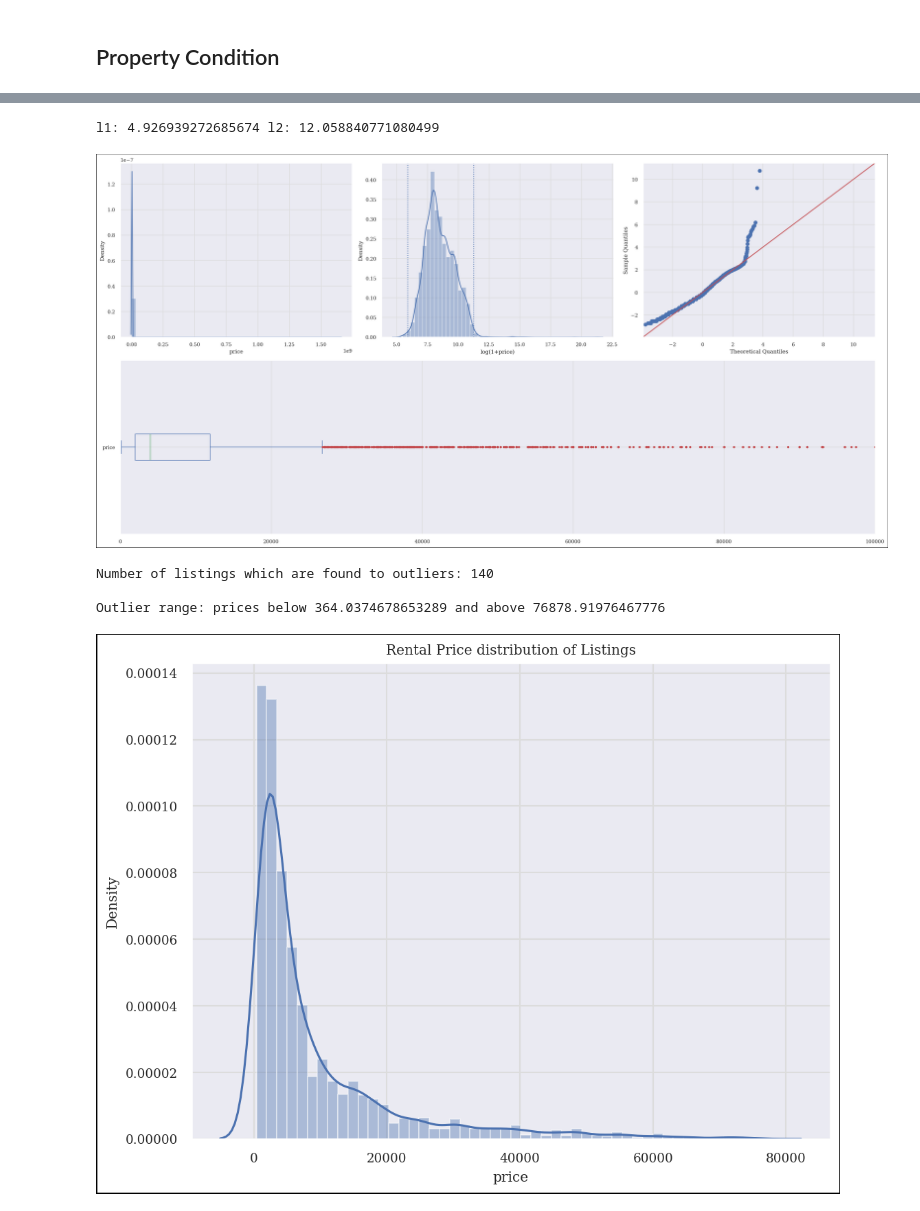
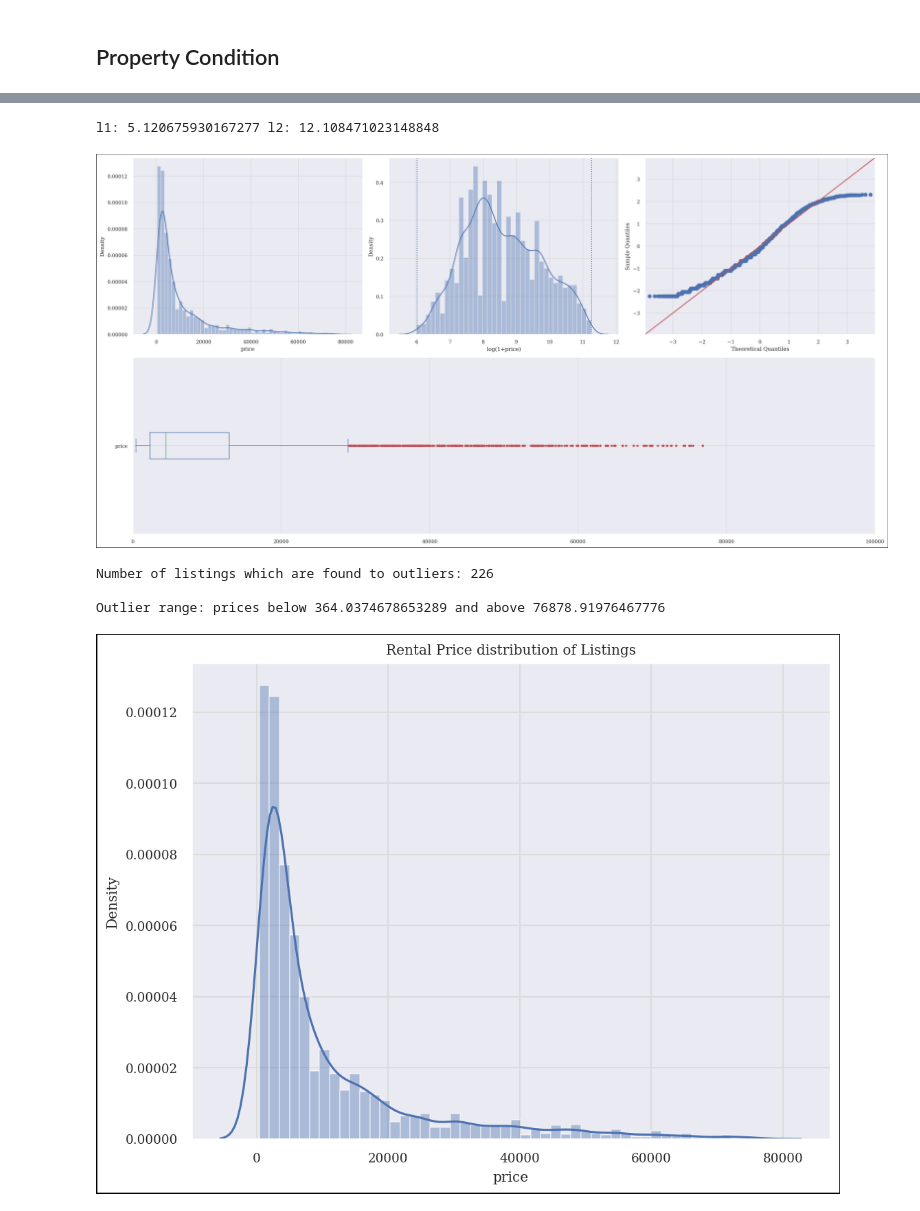
Before and after one commit to kcnewman/ares, a Jupyter notebook: notebooks/0 - Init Cleaning.ipynb, the cells around one changed output, grey strips where cells are left out. Drawn from its saved outputs; the diff is of its cells as text; code cells hidden in the pictures.

```diff
--- a/notebooks/0 - Init Cleaning.ipynb
+++ b/notebooks/0 - Init Cleaning.ipynb
@@ -16,7 +16,7 @@ from statsmodels import robust
 warnings.filterwarnings("ignore")
 
 
-PATH = "../data/raw/listing.csv"
+PATH = "../data/raw/untouched_raw_original.csv"
 REPORTS = "../reports/"
 OUTPUT = "../data/raw/listings_cleaned.csv"
 
@@ -44,5 +44,5 @@ sns.set_context("notebook", font_scale=0.8)
 # %% [markdown]
 ## Property Condition
 # %%
-df = df[df['bedrooms']<=4]
-df
+# df = df[df['bedrooms']<=4]
+# df
@@ -76,7 +62,7 @@ l2 = q3 + 1.5 * iqr
 
 print(f"l1: {l1} l2: {l2}")
 # %% [output]
-l1: 4.926939272685674 l2: 12.058840771080499
+l1: 5.120675930167277 l2: 12.108471023148848
 # %%
 def plot_price(df, cutoff=5000, l1=12, l2=17):
     plt.figure(num=1, figsize=(20, 10), linewidth=1)
@@ -95,17 +81,17 @@ def plot_price(df, cutoff=5000, l1=12, l2=17):
 
     plt.tight_layout()
 # %%
-l1 = 5.9
+l1 = 6
 l2 = 11.25
-plot_price(df, cutoff=100_000, l1=l1, l2=l2)
+plot_price(rental_df, cutoff=100_000, l1=l1, l2=l2)
 # %% [output]
-[figure, old version]
+[figure, new version]
 # %%
 outliers = df[(np.log1p(df["price"]) < l1) | (np.log1p(df["price"]) > l2)]
 print(f"Number of listings which are found to outliers: {len(outliers)}\n")
 print(f"Outlier range: prices below {np.exp(l1) - 1} and above {np.exp(l2) - 1}")
 # %% [output]
-Number of listings which are found to outliers: 140
+Number of listings which are found to outliers: 226
 
 Outlier range: prices below 364.0374678653289 and above 76878.91976467776
 # %%
@@ -115,7 +101,7 @@ sns.distplot(rental_df.price)
 
 _ = plt.title("Rental Price distribution of Listings")
 # %% [output]
-[figure, old version]
+[figure, new version]
 # %%
 rental_df.info()
 # %% [output]
```
Also changed, not shown: parts of 4 cells of this notebook, 8 other files.
